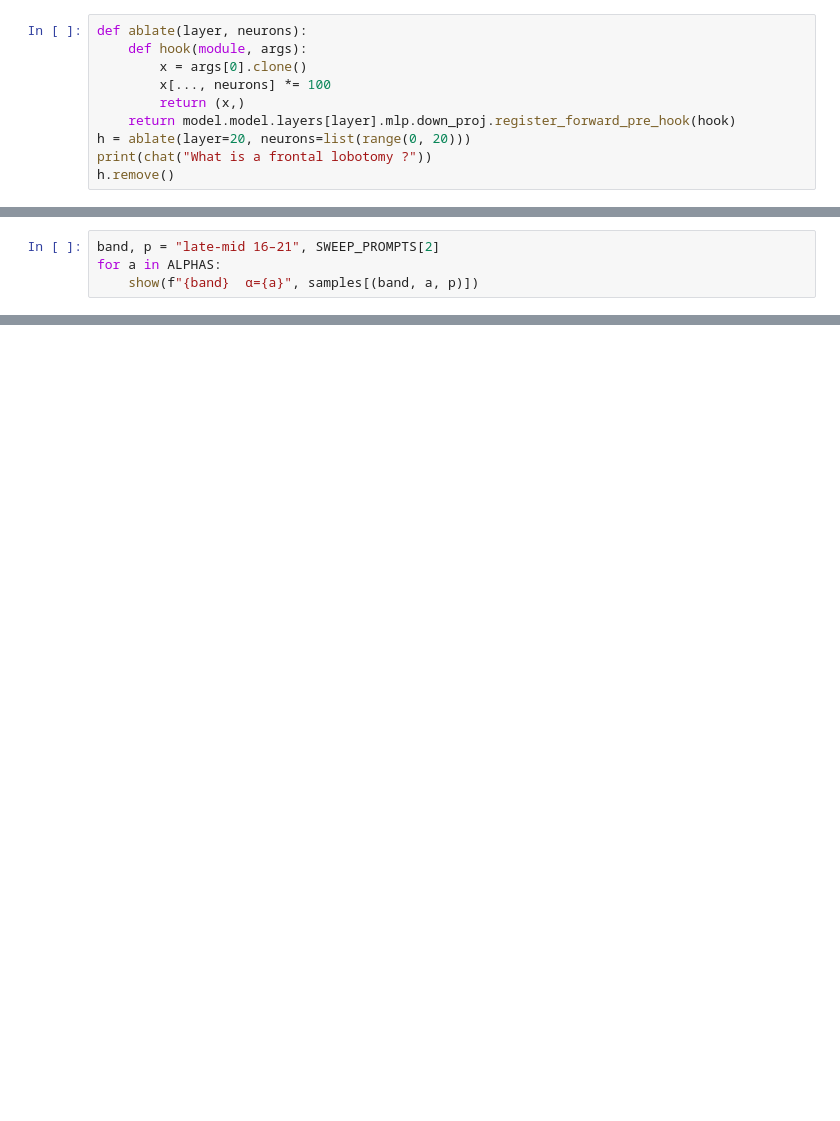
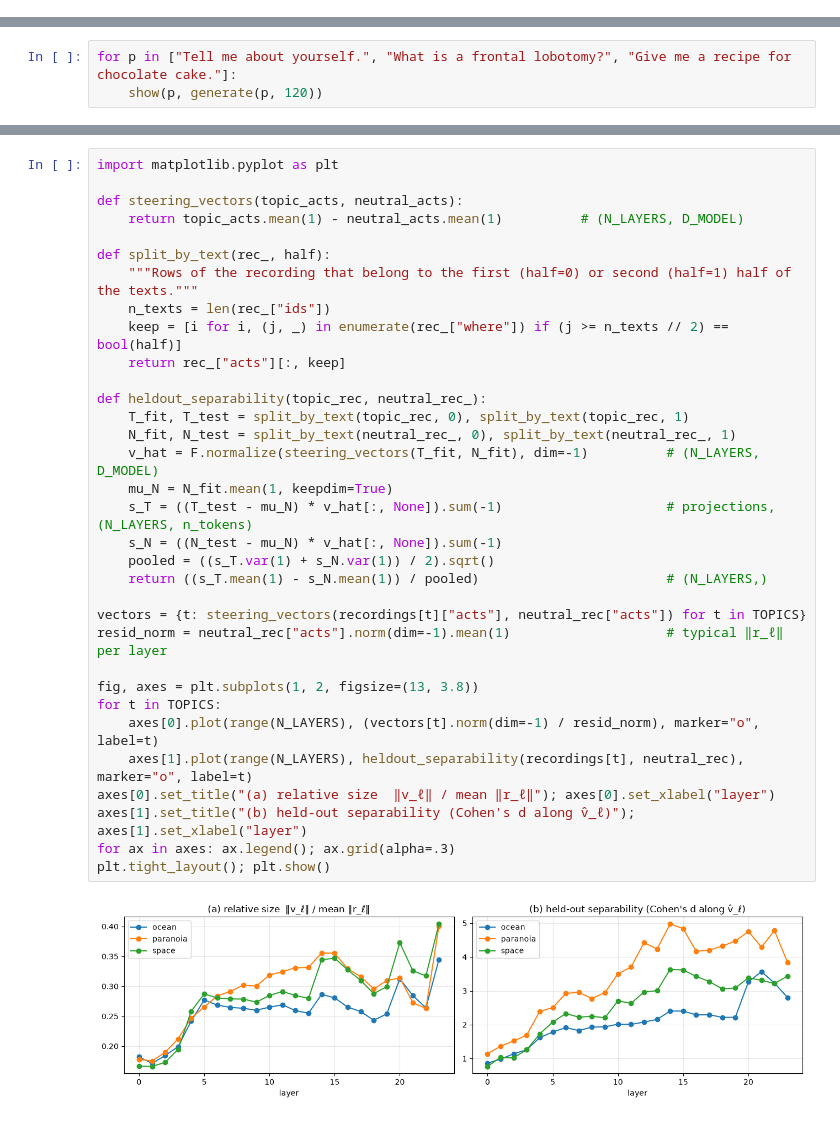
Before and after one commit to caioartus/LLM_lobotomy, a Jupyter notebook: LLM_lobotomy.ipynb, the cells around one changed output, grey strips where cells are left out. Cells and saved outputs as stored; diff of their text form; blank space fills up the shorter version.

Commit message:
mean shift stearing instead

```diff
--- a/LLM_lobotomy.ipynb
+++ b/LLM_lobotomy.ipynb
@@ -43,10 +0,0 @@ While it's not typically recommended for general use due to its potential side e
-# %%
-def ablate(layer, neurons):
-    def hook(module, args):
-        x = args[0].clone()
-        x[..., neurons] *= 100
-        return (x,)
-    return model.model.layers[layer].mlp.down_proj.register_forward_pre_hook(hook)
-h = ablate(layer=20, neurons=list(range(0, 20)))
-print(chat("What is a frontal lobotomy ?"))
-h.remove()
@@ -649,4 +0,0 @@ Print a few raw samples from the sweep to see the regimes:
-# %%
-band, p = "late-mid 16–21", SWEEP_PROMPTS[2]
-for a in ALPHAS:
-    show(f"{band}  α={a}", samples[(band, a, p)])
@@ -686,0 +179,3 @@ for p in PROMPTS:
+# %%
+for p in ["Tell me about yourself.", "What is a frontal lobotomy?", "Give me a recipe for chocolate cake."]:
+    show(p, generate(p, 120))
@@ -686,0 +424,35 @@ for p in PROMPTS:
+# %%
+import matplotlib.pyplot as plt
+
+def steering_vectors(topic_acts, neutral_acts):
+    return topic_acts.mean(1) - neutral_acts.mean(1)          # (N_LAYERS, D_MODEL)
+
+def split_by_text(rec_, half):
+    """Rows of the recording that belong to the first (half=0) or second (half=1) half of the texts."""
+    n_texts = len(rec_["ids"])
+    keep = [i for i, (j, _) in enumerate(rec_["where"]) if (j >= n_texts // 2) == bool(half)]
+    return rec_["acts"][:, keep]
+
+def heldout_separability(topic_rec, neutral_rec_):
+    T_fit, T_test = split_by_text(topic_rec, 0), split_by_text(topic_rec, 1)
+    N_fit, N_test = split_by_text(neutral_rec_, 0), split_by_text(neutral_rec_, 1)
+    v_hat = F.normalize(steering_vectors(T_fit, N_fit), dim=-1)          # (N_LAYERS, D_MODEL)
+    mu_N = N_fit.mean(1, keepdim=True)
+    s_T = ((T_test - mu_N) * v_hat[:, None]).sum(-1)                     # projections, (N_LAYERS, n_tokens)
+    s_N = ((N_test - mu_N) * v_hat[:, None]).sum(-1)
+    pooled = ((s_T.var(1) + s_N.var(1)) / 2).sqrt()
+    return ((s_T.mean(1) - s_N.mean(1)) / pooled)                        # (N_LAYERS,)
+
+vectors = {t: steering_vectors(recordings[t]["acts"], neutral_rec["acts"]) for t in TOPICS}
+resid_norm = neutral_rec["acts"].norm(dim=-1).mean(1)                    # typical ‖r_ℓ‖ per layer
+
+fig, axes = plt.subplots(1, 2, figsize=(13, 3.8))
+for t in TOPICS:
+    axes[0].plot(range(N_LAYERS), (vectors[t].norm(dim=-1) / resid_norm), marker="o", label=t)
+    axes[1].plot(range(N_LAYERS), heldout_separability(recordings[t], neutral_rec), marker="o", label=t)
+axes[0].set_title("(a) relative size  ‖v_ℓ‖ / mean ‖r_ℓ‖"); axes[0].set_xlabel("layer")
+axes[1].set_title("(b) held-out separability (Cohen's d along v̂_ℓ)"); axes[1].set_xlabel("layer")
+for ax in axes: ax.legend(); ax.grid(alpha=.3)
+plt.tight_layout(); plt.show()
+# %% [output]
+[figure, added]
```
Also changed, not shown: parts of 67 cells of this notebook.
